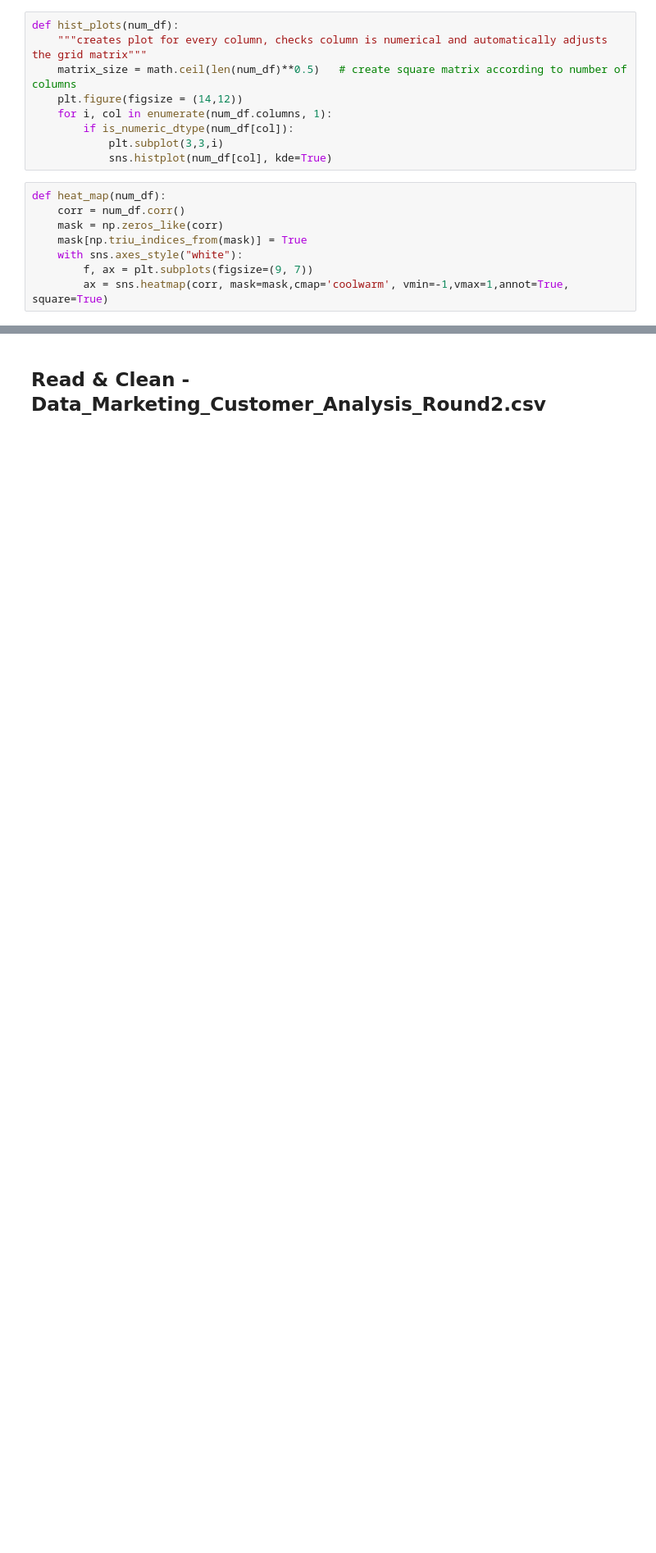
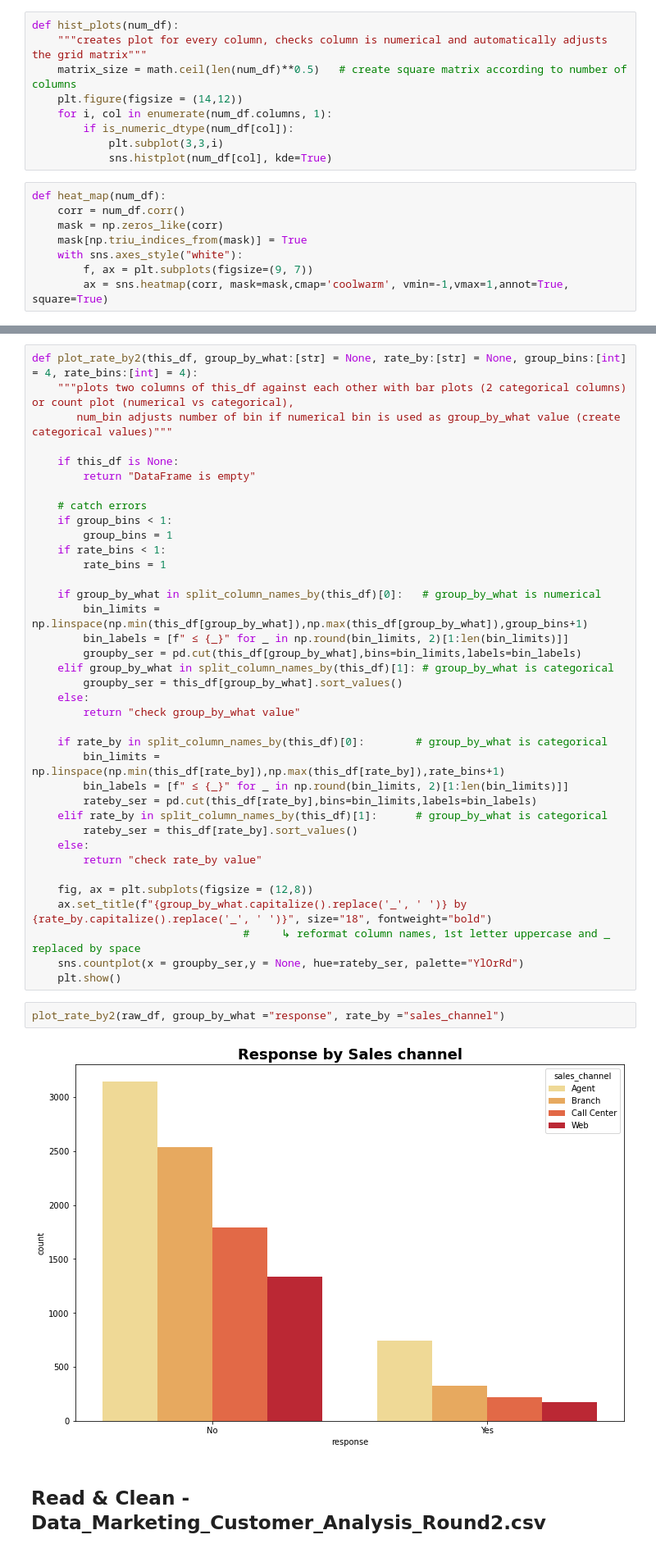
Before and after one commit to Romes-Kalt/Customer_Data_Analysis, a Jupyter notebook: data_exploratory_analysis.ipynb, the cells around one changed output, grey strips where cells are left out. Shown at 82% size. Drawn from its saved outputs; the diff is of its cells as text; blank space fills up the shorter version.

```diff
--- a/data_exploratory_analysis.ipynb
+++ b/data_exploratory_analysis.ipynb
@@ -131,3 +119,44 @@ plot_rate_by2(raw_df, group_by_what ="response", rate_by ="sales_channel", num_b
+# %%
+def plot_rate_by2(this_df, group_by_what:[str] = None, rate_by:[str] = None, group_bins:[int] = 4, rate_bins:[int] = 4):
+    """plots two columns of this_df against each other with bar plots (2 categorical columns) or count plot (numerical vs categorical),
+       num_bin adjusts number of bin if numerical bin is used as group_by_what value (create categorical values)"""
+
+    if this_df is None:
+        return "DataFrame is empty"
+
+    # catch errors
+    if group_bins < 1:
+        group_bins = 1
+    if rate_bins < 1:
+        rate_bins = 1
+
+    if group_by_what in split_column_names_by(this_df)[0]:   # group_by_what is numerical
+        bin_limits = np.linspace(np.min(this_df[group_by_what]),np.max(this_df[group_by_what]),group_bins+1)
+        bin_labels = [f" ≤ {_}" for _ in np.round(bin_limits, 2)[1:len(bin_limits)]]
+        groupby_ser = pd.cut(this_df[group_by_what],bins=bin_limits,labels=bin_labels)
+    elif group_by_what in split_column_names_by(this_df)[1]: # group_by_what is categorical
+        groupby_ser = this_df[group_by_what].sort_values()
+    else:
+        return "check group_by_what value"
+
+    if rate_by in split_column_names_by(this_df)[0]:        # group_by_what is categorical
+        bin_limits = np.linspace(np.min(this_df[rate_by]),np.max(this_df[rate_by]),rate_bins+1)
+        bin_labels = [f" ≤ {_}" for _ in np.round(bin_limits, 2)[1:len(bin_limits)]]
+        rateby_ser = pd.cut(this_df[rate_by],bins=bin_limits,labels=bin_labels)
+    elif rate_by in split_column_names_by(this_df)[1]:      # group_by_what is categorical
+        rateby_ser = this_df[rate_by].sort_values()
+    else:
+        return "check rate_by value"
+
+    fig, ax = plt.subplots(figsize = (12,8))
+    ax.set_title(f"{group_by_what.capitalize().replace('_', ' ')} by {rate_by.capitalize().replace('_', ' ')}", size="18", fontweight="bold")
+                                 #     ↳ reformat column names, 1st letter uppercase and _ replaced by space
+    sns.countplot(x = groupby_ser,y = None, hue=rateby_ser, palette="YlOrRd")
+    plt.show()
+# %%
+plot_rate_by2(raw_df, group_by_what ="response", rate_by ="sales_channel")
+# %% [output]
+[figure, added]
 # %% [markdown]
 ## Read & Clean - Data_Marketing_Customer_Analysis_Round2.csv
 # %%
```
Also changed, not shown: parts of 26 cells of this notebook, 3 other files.
